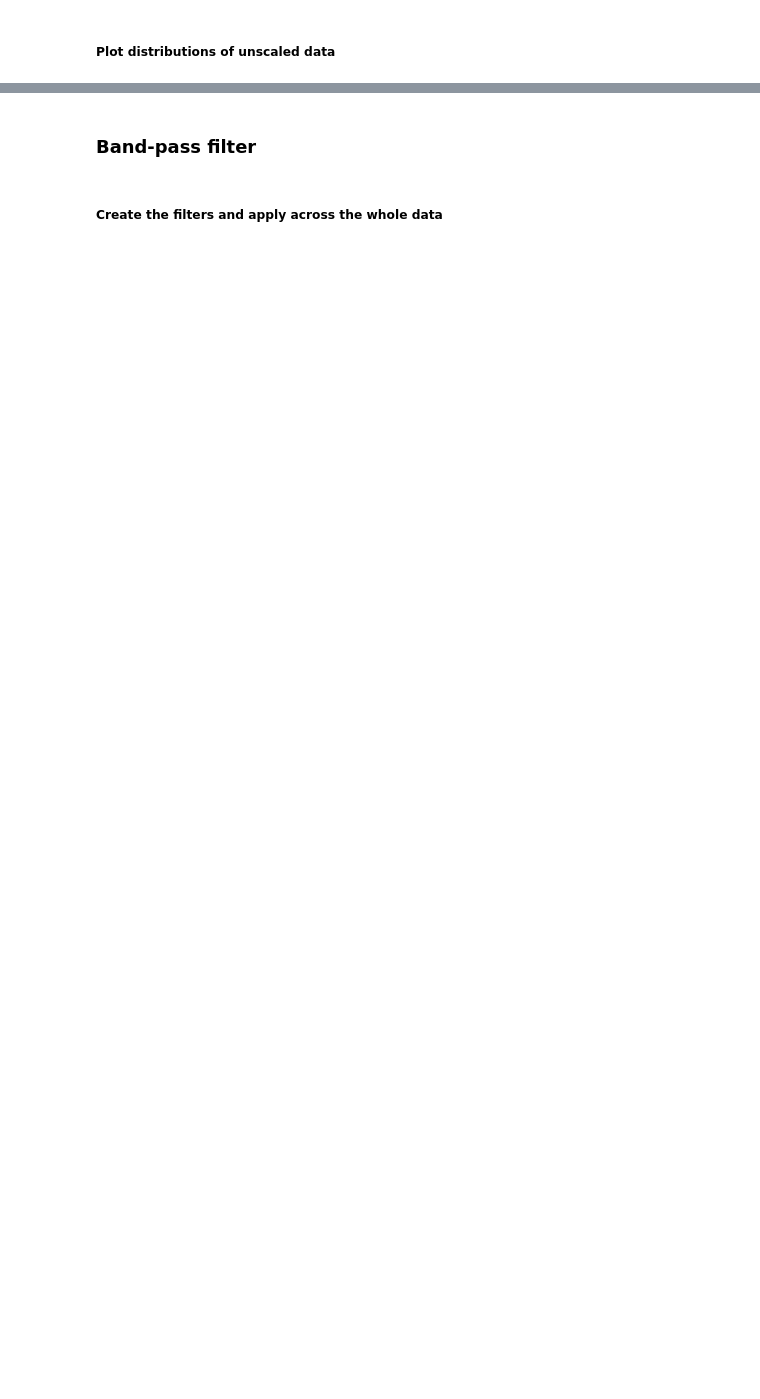
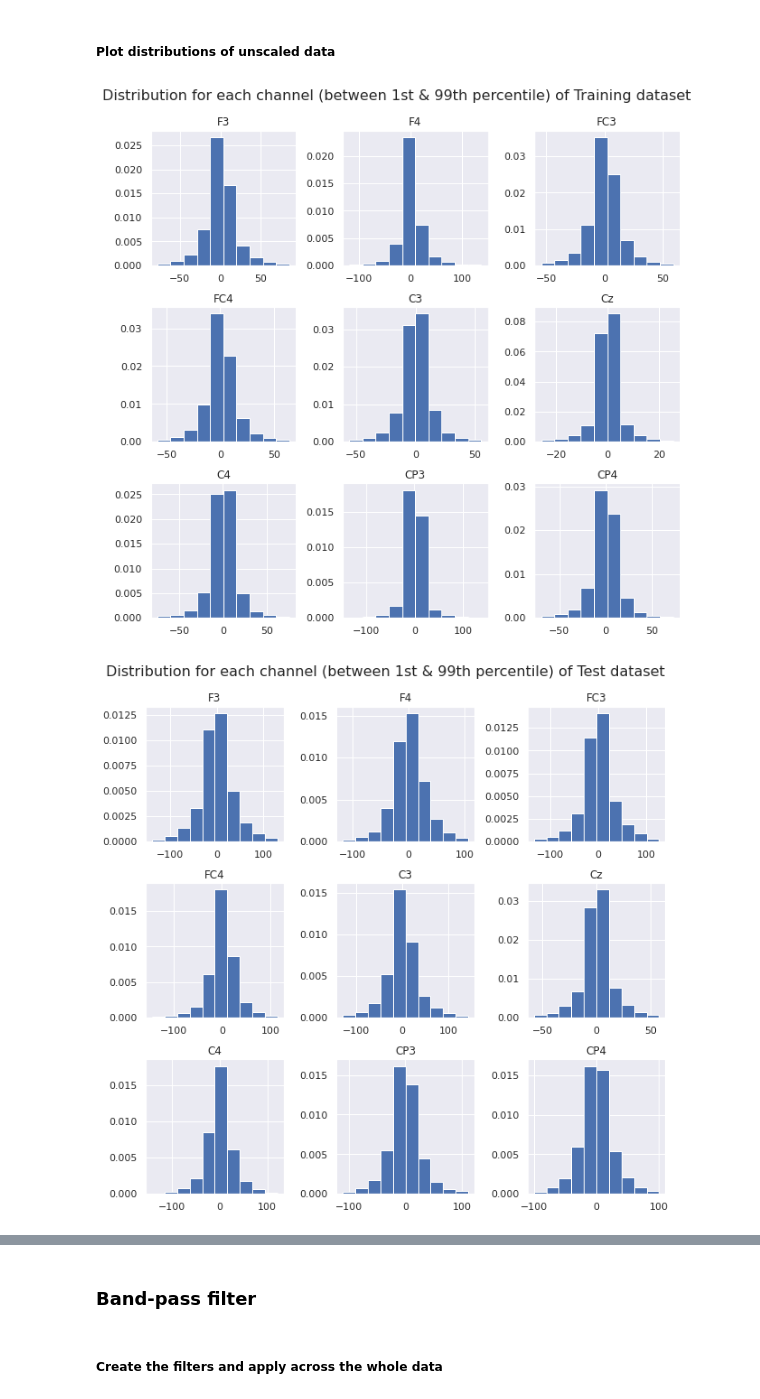
Before and after one commit to BRomans/IdMind, a Jupyter notebook: eeg_biometrics_autoencoder.ipynb, the cells around one changed output, grey strips where cells are left out. Saved outputs shown, nothing was run; the diff lists cells and outputs as text; code cells hidden in the pictures; blank space fills up the shorter version.

```diff
--- a/eeg_biometrics_autoencoder.ipynb
+++ b/eeg_biometrics_autoencoder.ipynb
@@ -47,0 +44,10 @@ print(x_train_unscaled.shape, x_test_unscaled.shape)
+# %%
+def load_datasets():
+  x_train = np.asarray(np.load(dirpath + 'x_train.npy')).astype(np.float32)
+  x_test = np.asarray(np.load(dirpath + 'x_test.npy', allow_pickle=True)).astype(np.float32)
+  x_valid = np.asarray(np.load(dirpath + 'x_valid.npy', allow_pickle=True)).astype(np.float32)
+  return x_train, x_test, x_valid
+# %%
+x_train_unscaled, x_test_unscaled, x_valid_unscaled  = load_datasets()
+print("Data loaded. Shapes:")
+print(x_train_unscaled.shape, x_test_unscaled.shape, x_valid_unscaled.shape)
@@ -49,7 +58,7 @@ print(x_train_unscaled.shape, x_test_unscaled.shape)
 ##### Plot distributions of unscaled data
 # %%
 cols = ['Statistic','F3', 'F4', 'FC3', 'FC4', 'C3', 'Cz', 'C4', 'CP3', 'CP4']
-def data_summary(dataset):
+def data_summary(dataset, label):
   """
   input:
     dataset     the three dimensional input (n_samples, n_timepoints, n_features)
@@ -80,11 +89,15 @@ def data_summary(dataset):
   for i in range(9): # Loop through the channels.
     axes[i].hist(data[:,i], range= (q01[0,i], q99[0,i]),   density=True)    # Add histogram subplot for the values of that channel.
     axes[i].title.set_text(cols[i+1])                                       # Add a title with the channel name.
-  fig.suptitle("Distribution for each channel (between 1st & 99th percentile)", size=16)
+  fig.suptitle("Distribution for each channel (between 1st & 99th percentile) of " + label + " dataset" , size=16)
   fig.tight_layout(rect=[0, 0.03, 1, 0.95])                                 # Cut the plot space to make space for the global title.
 
   return summ_df
 # %%
 # Plot distributions of each channel.
-unscaled_summary = data_summary(x_train_unscaled)
-unscaled_summary
+unscaled_training_summary = data_summary(x_train_unscaled, "Training")
+unscaled_test_summary = data_summary(x_test_unscaled, "Test")
+unscaled_valid_summary = data_summary(x_valid_unscaled, "Validation")
+# %% [output]
+[figure, added]
+[figure, added]
```
Also changed, not shown: parts of 9 cells of this notebook.
